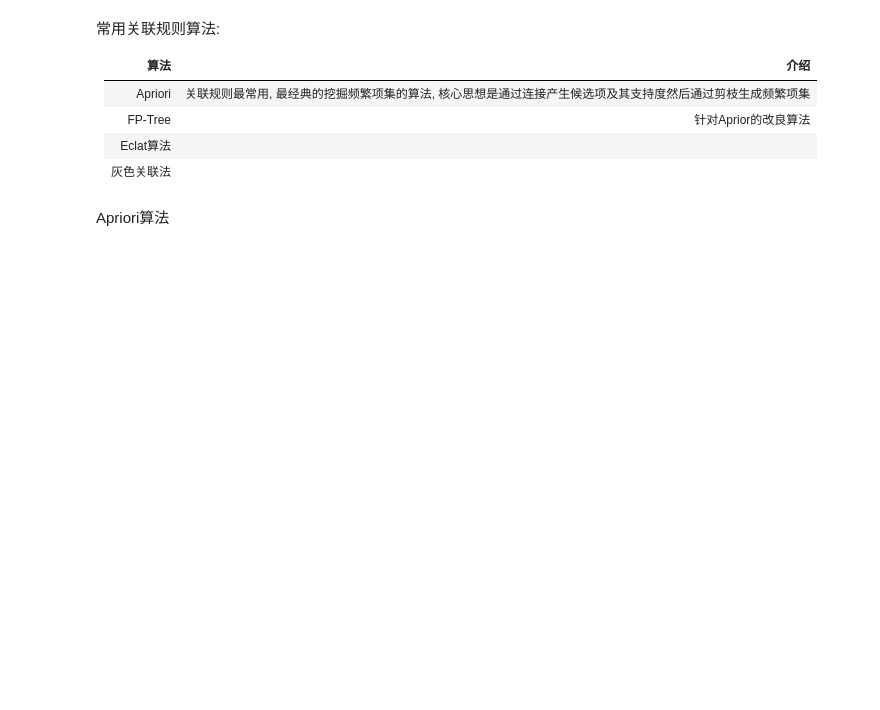
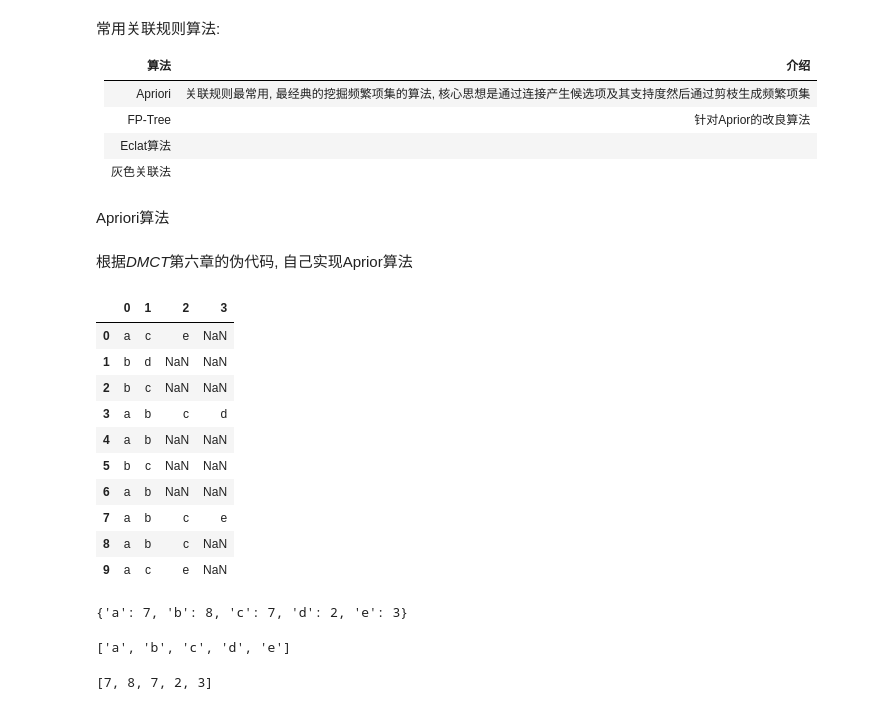
Before and after one commit to 741270651/datascience, a Jupyter notebook: PPDAM/PPDAM Notes.ipynb, the cells around one changed output. Saved outputs shown, nothing was run; the diff lists cells and outputs as text; code cells hidden in the pictures; blank space fills up the shorter version.

```diff
--- a/PPDAM/PPDAM Notes.ipynb
+++ b/PPDAM/PPDAM Notes.ipynb
@@ -619,3 +619,48 @@ plt.show()
 |灰色关联法||
 # %% [markdown]
 Apriori算法
+# %% [markdown]
+根据*DMCT*第六章的伪代码, 自己实现Aprior算法
+# %%
+import pandas as pd
+import numpy as np
+
+inputfile = './chapter5/demo/data/menu_orders.xls'
+
+data = pd.read_excel(inputfile, header=None)
+# %%
+data
+# %% [output]
+|  | 0 | 1 | 2 | 3 |
+| 0 | a | c | e | NaN |
+| 1 | b | d | NaN | NaN |
+| 2 | b | c | NaN | NaN |
+| 3 | a | b | c | d |
+| 4 | a | b | NaN | NaN |
+| 5 | b | c | NaN | NaN |
+| 6 | a | b | NaN | NaN |
+| 7 | a | b | c | e |
+| 8 | a | b | c | NaN |
+| 9 | a | c | e | NaN |
+# %%
+C1 = {}
+
+for col in data:
+    for i in data[col]:
+        C1.setdefault(i, 0)
+        C1[i] = C1[i] + 1
+
+if np.nan in C1:
+    del C1[np.nan]
+
+C1
+# %% [output]
+{'a': 7, 'b': 8, 'c': 7, 'd': 2, 'e': 3}
+# %%
+list(C1.keys())
+# %% [output]
+['a', 'b', 'c', 'd', 'e']
+# %%
+list(C1.values())
+# %% [output]
+[7, 8, 7, 2, 3]
```
Also changed, not shown: parts of 13 cells of this notebook.
